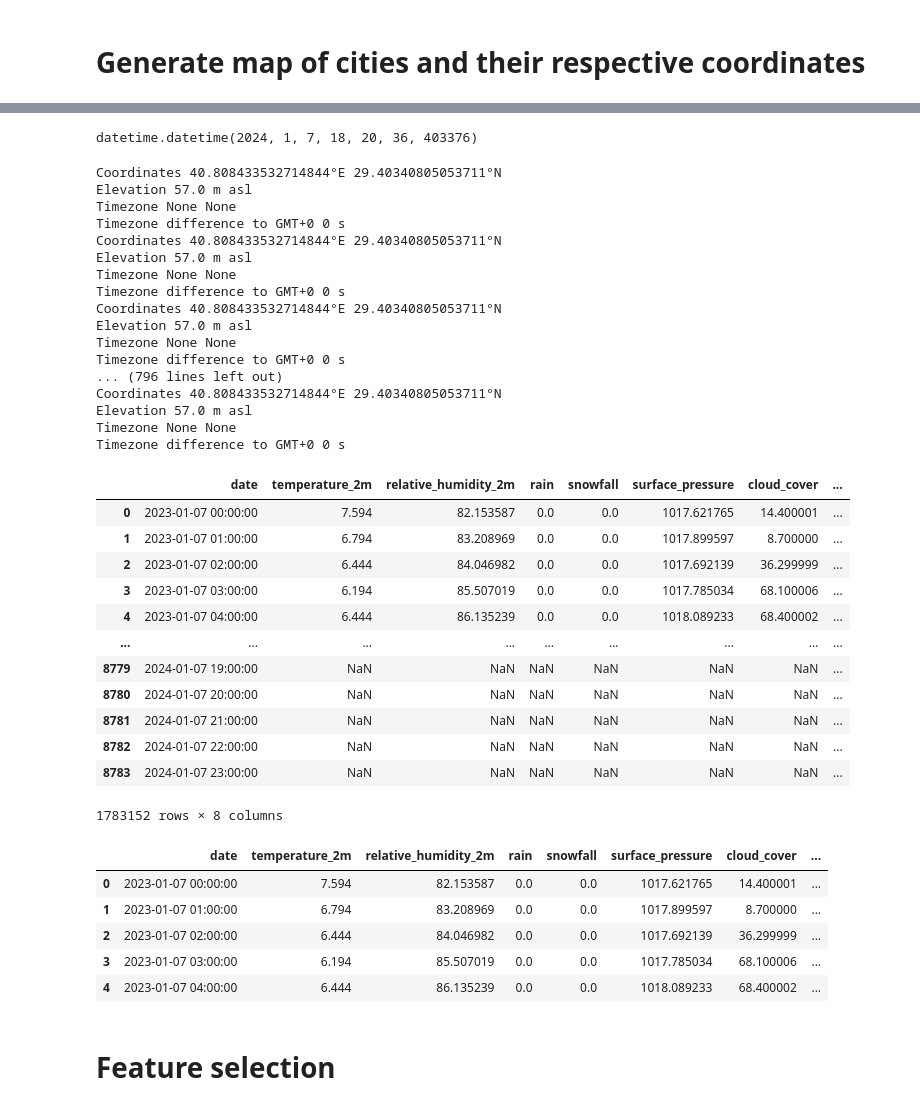
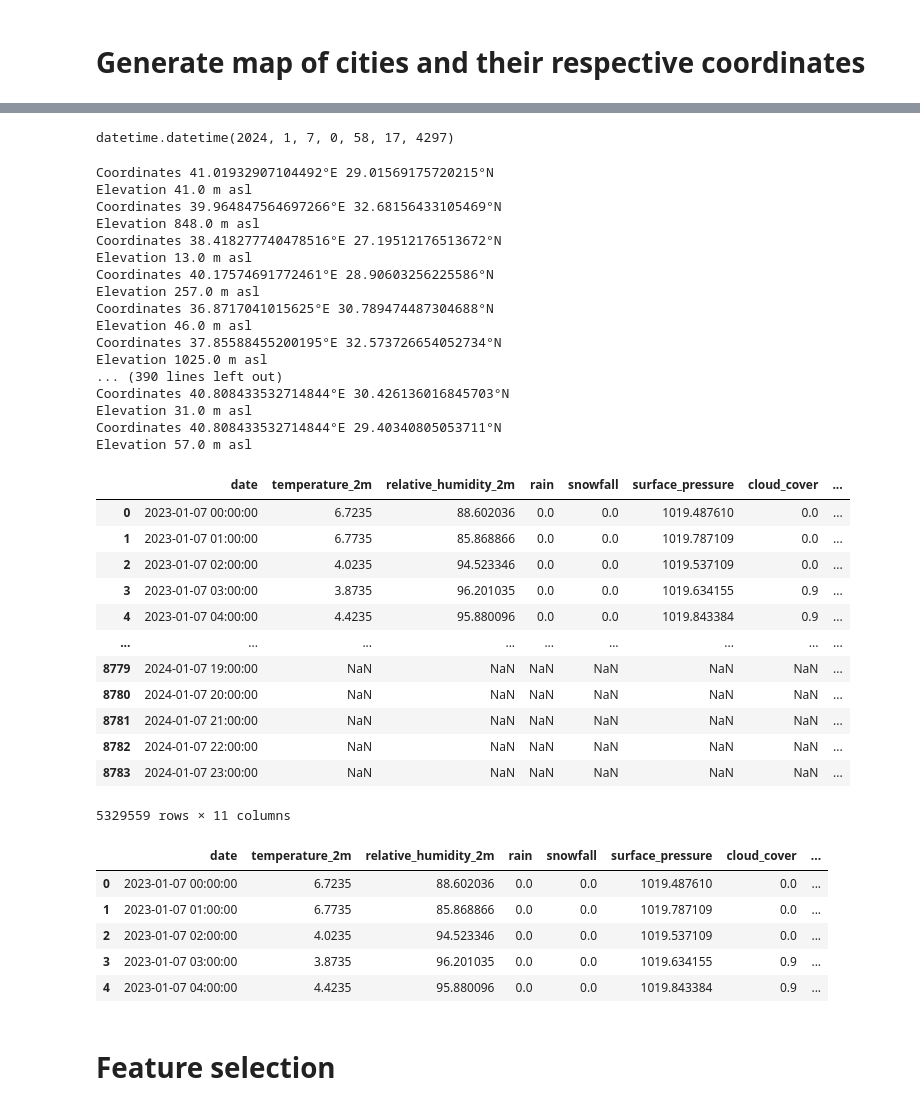
Before and after one commit to jbouveret18/Deep_Weather, a Jupyter notebook: Code.ipynb, the cells around one changed output, grey strips where cells are left out. Drawn from its saved outputs; the diff is of its cells as text; code cells hidden in the pictures.

```diff
--- a/Code.ipynb
+++ b/Code.ipynb
@@ -72,12 +73,11 @@ City: Darıca, Coordinates: (40.7797, 29.3945)
  'Serdivan': (40.7738, 30.3801),
  'Darıca': (40.7797, 29.3945)}
 # %%
-
-today = datetime.now()  # Get today's date
+today = datetime.now() - timedelta(days=1) # Get today's date
 one_year_ago = today - timedelta(days=365)  # Subtract 365 days for one year
 today
 # %% [output]
-datetime.datetime(2024, 1, 7, 18, 20, 36, 403376)
+datetime.datetime(2024, 1, 7, 0, 58, 17, 4297)
 # %%
 def format_date(date):
 	formatted_date = date.strftime('%Y-%m-%d')
@@ -133,56 +128,54 @@ def api_call(lat,long):
 	hourly_dataframe = pd.DataFrame(data = hourly_data)
 	return hourly_dataframe
 # %%
-data_frame = pd.DataFrame()
-
-for city in city_coordinates:
-    time.sleep(1)
+for city, (lat, lng) in city_coordinates.items():
     df = api_call(lat, lng)
+    df['city_name'] = city
     if data_frame.empty:
         data_frame = df
     else:
         data_frame = pd.concat((data_frame, df))
 data_frame
 # %% [output]
+Coordinates 41.01932907104492°E 29.01569175720215°N
+Elevation 41.0 m asl
+Coordinates 39.964847564697266°E 32.68156433105469°N
+Elevation 848.0 m asl
+Coordinates 38.418277740478516°E 27.19512176513672°N
+Elevation 13.0 m asl
+Coordinates 40.17574691772461°E 28.90603256225586°N
+Elevation 257.0 m asl
+Coordinates 36.8717041015625°E 30.789474487304688°N
+Elevation 46.0 m asl
+Coordinates 37.85588455200195°E 32.573726654052734°N
+Elevation 1025.0 m asl
+... (390 lines left out)
+Coordinates 40.808433532714844°E 30.426136016845703°N
+Elevation 31.0 m asl
 Coordinates 40.808433532714844°E 29.40340805053711°N
 Elevation 57.0 m asl
-Timezone None None
-Timezone difference to GMT+0 0 s
-Coordinates 40.808433532714844°E 29.40340805053711°N
-Elevation 57.0 m asl
-Timezone None None
-Timezone difference to GMT+0 0 s
-Coordinates 40.808433532714844°E 29.40340805053711°N
-Elevation 57.0 m asl
-Timezone None None
-Timezone difference to GMT+0 0 s
-... (796 lines left out)
-Coordinates 40.808433532714844°E 29.40340805053711°N
-Elevation 57.0 m asl
-Timezone None None
-Timezone difference to GMT+0 0 s
 |  | date | temperature_2m | relative_humidity_2m | rain | snowfall | surface_pressure | cloud_cover | ... |
-| 0 | 2023-01-07 00:00:00 | 7.594 | 82.153587 | 0.0 | 0.0 | 1017.621765 | 14.400001 | ... |
-| 1 | 2023-01-07 01:00:00 | 6.794 | 83.208969 | 0.0 | 0.0 | 1017.899597 | 8.700000 | ... |
-| 2 | 2023-01-07 02:00:00 | 6.444 | 84.046982 | 0.0 | 0.0 | 1017.692139 | 36.299999 | ... |
-| 3 | 2023-01-07 03:00:00 | 6.194 | 85.507019 | 0.0 | 0.0 | 1017.785034 | 68.100006 | ... |
-| 4 | 2023-01-07 04:00:00 | 6.444 | 86.135239 | 0.0 | 0.0 | 1018.089233 | 68.400002 | ... |
+| 0 | 2023-01-07 00:00:00 | 6.7235 | 88.602036 | 0.0 | 0.0 | 1019.487610 | 0.0 | ... |
+| 1 | 2023-01-07 01:00:00 | 6.7735 | 85.868866 | 0.0 | 0.0 | 1019.787109 | 0.0 | ... |
+| 2 | 2023-01-07 02:00:00 | 4.0235 | 94.523346 | 0.0 | 0.0 | 1019.537109 | 0.0 | ... |
+| 3 | 2023-01-07 03:00:00 | 3.8735 | 96.201035 | 0.0 | 0.0 | 1019.634155 | 0.9 | ... |
+| 4 | 2023-01-07 04:00:00 | 4.4235 | 95.880096 | 0.0 | 0.0 | 1019.843384 | 0.9 | ... |
 | ... | ... | ... | ... | ... | ... | ... | ... | ... |
 | 8779 | 2024-01-07 19:00:00 | NaN | NaN | NaN | NaN | NaN | NaN | ... |
 | 8780 | 2024-01-07 20:00:00 | NaN | NaN | NaN | NaN | NaN | NaN | ... |
 | 8781 | 2024-01-07 21:00:00 | NaN | NaN | NaN | NaN | NaN | NaN | ... |
 | 8782 | 2024-01-07 22:00:00 | NaN | NaN | NaN | NaN | NaN | NaN | ... |
 | 8783 | 2024-01-07 23:00:00 | NaN | NaN | NaN | NaN | NaN | NaN | ... |
-1783152 rows × 8 columns
+5329559 rows × 11 columns
 # %%
 data_frame.head()
 # %% [output]
 |  | date | temperature_2m | relative_humidity_2m | rain | snowfall | surface_pressure | cloud_cover | ... |
-| 0 | 2023-01-07 00:00:00 | 7.594 | 82.153587 | 0.0 | 0.0 | 1017.621765 | 14.400001 | ... |
-| 1 | 2023-01-07 01:00:00 | 6.794 | 83.208969 | 0.0 | 0.0 | 1017.899597 | 8.700000 | ... |
-| 2 | 2023-01-07 02:00:00 | 6.444 | 84.046982 | 0.0 | 0.0 | 1017.692139 | 36.299999 | ... |
-| 3 | 2023-01-07 03:00:00 | 6.194 | 85.507019 | 0.0 | 0.0 | 1017.785034 | 68.100006 | ... |
-| 4 | 2023-01-07 04:00:00 | 6.444 | 86.135239 | 0.0 | 0.0 | 1018.089233 | 68.400002 | ... |
+| 0 | 2023-01-07 00:00:00 | 6.7235 | 88.602036 | 0.0 | 0.0 | 1019.487610 | 0.0 | ... |
+| 1 | 2023-01-07 01:00:00 | 6.7735 | 85.868866 | 0.0 | 0.0 | 1019.787109 | 0.0 | ... |
+| 2 | 2023-01-07 02:00:00 | 4.0235 | 94.523346 | 0.0 | 0.0 | 1019.537109 | 0.0 | ... |
+| 3 | 2023-01-07 03:00:00 | 3.8735 | 96.201035 | 0.0 | 0.0 | 1019.634155 | 0.9 | ... |
+| 4 | 2023-01-07 04:00:00 | 4.4235 | 95.880096 | 0.0 | 0.0 | 1019.843384 | 0.9 | ... |
 # %% [markdown]
 # Feature selection
 # %%
```
Also changed, not shown: parts of 26 cells of this notebook.
